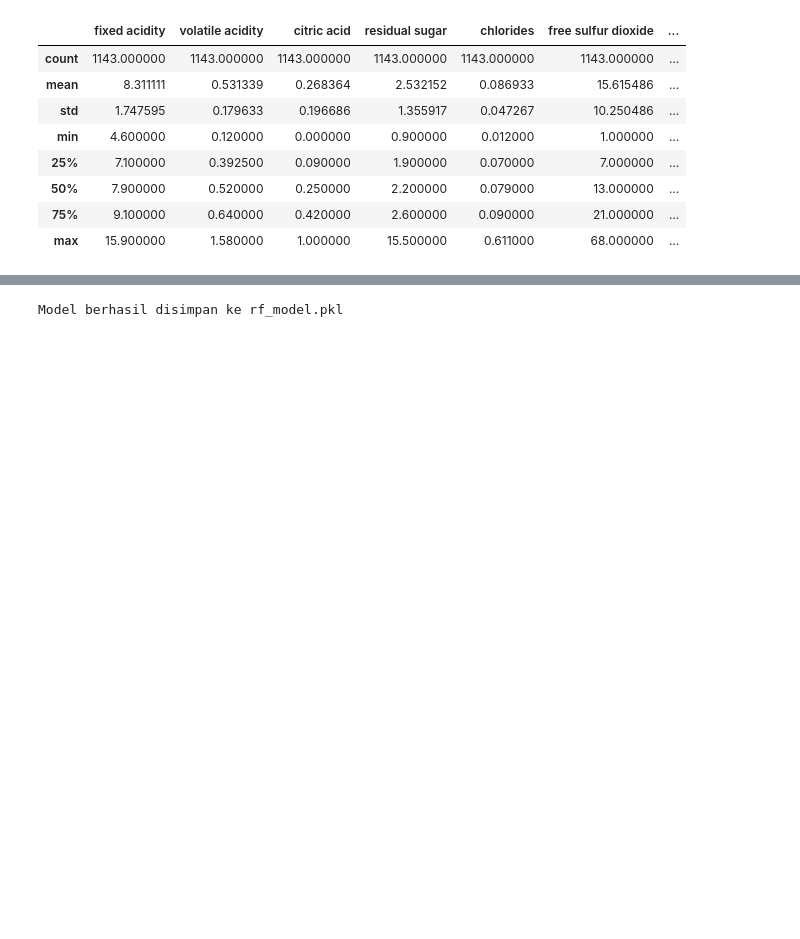
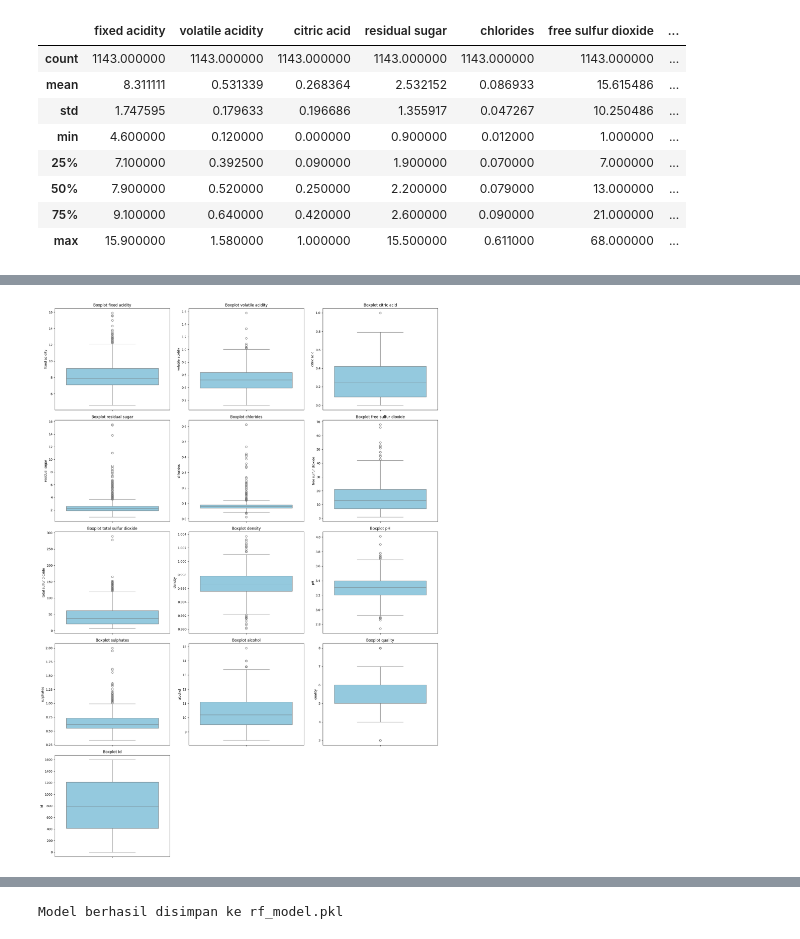
Before and after one commit to atifa1110/Wine-Quality, a Jupyter notebook: Predictive_Analytics_Wine.ipynb, the cells around one changed output, grey strips where cells are left out. Saved outputs shown, nothing was run; the diff lists cells and outputs as text; code cells hidden in the pictures; blank space fills up the shorter version.

```diff
--- a/Predictive_Analytics_Wine.ipynb
+++ b/Predictive_Analytics_Wine.ipynb
@@ -320,0 +177,22 @@ clean_df.drop(columns=ekstrem_cols, inplace=True)
+# %%
+# Tentukan layout grid otomatis
+n_cols = 3  # jumlah plot per baris
+n_rows = math.ceil(len(num_cols) / n_cols)
+
+fig, axes = plt.subplots(n_rows, n_cols, figsize=(6*n_cols, 5*n_rows))
+axes = axes.flatten()  # flatten supaya mudah di-loop
+
+for i, col in enumerate(num_cols):
+    sns.boxplot(y=df[col], ax=axes[i], color='skyblue')
+    axes[i].set_title(f'Boxplot {col}')
+    axes[i].set_ylabel(col)
+
+# Hapus subplot kosong jika ada
+for j in range(len(num_cols), len(axes)):
+    fig.delaxes(axes[j])
+
+plt.tight_layout()
+plt.savefig('univariate_boxplot.png', dpi=300, bbox_inches='tight')
+plt.show()
+# %% [output]
+[figure, added]
```
Also changed, not shown: parts of 104 cells of this notebook, 8 other files.
